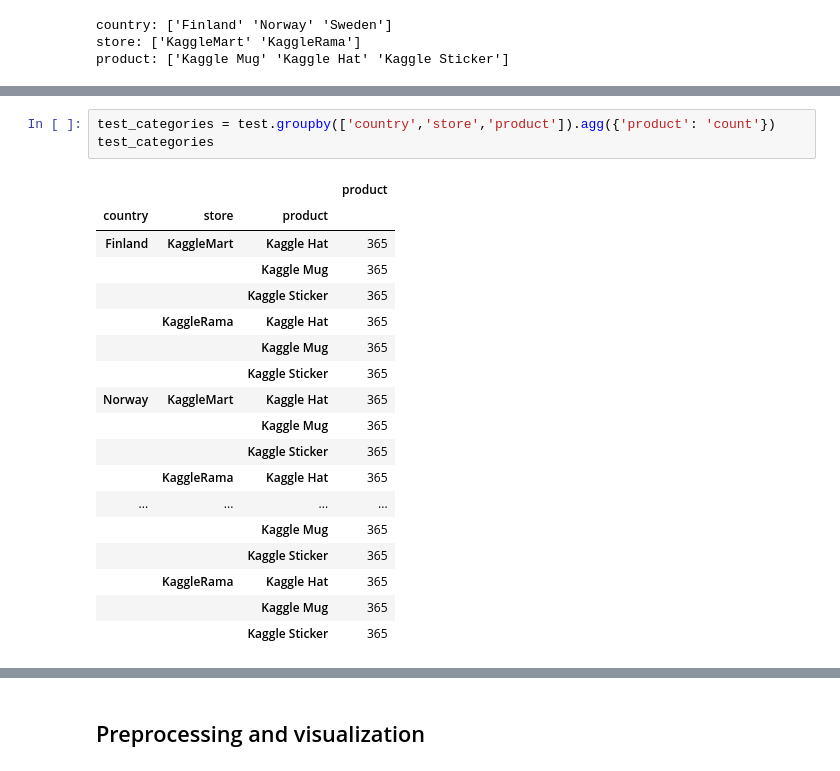
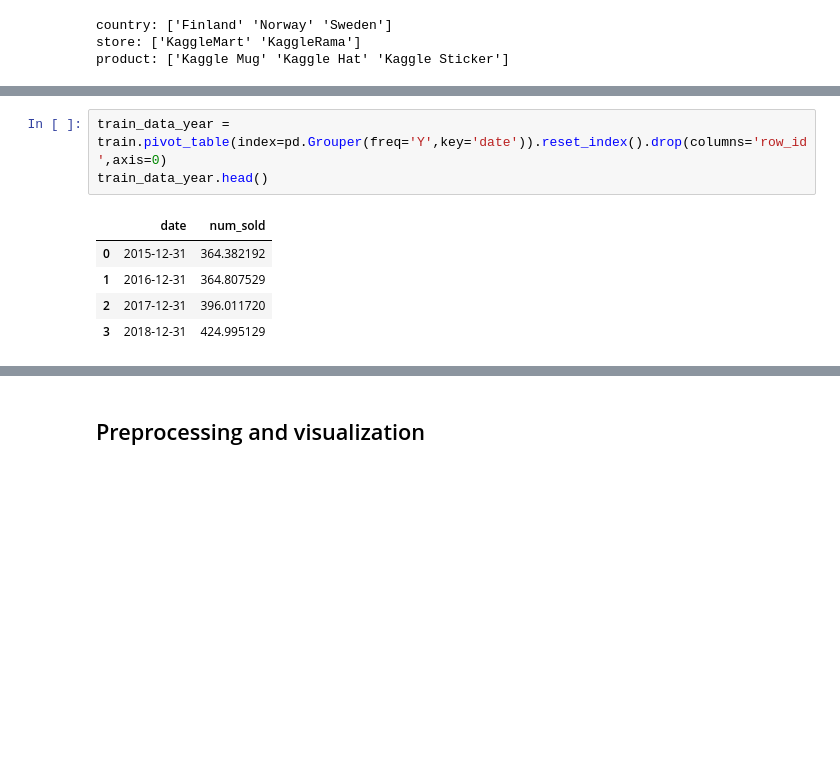
Before and after one commit to Sultan336/Kaggel, a Jupyter notebook: tps-jan-2022.ipynb, the cells around one changed output, grey strips where cells are left out. Cells and saved outputs as stored; diff of their text form; blank space fills up the shorter version.

```diff
--- a/tps-jan-2022.ipynb
+++ b/tps-jan-2022.ipynb
@@ -83,22 +92,9 @@ train_categories
-# %%
-test_categories = test.groupby(['country','store','product']).agg({'product': 'count'})
-test_categories
-# %% [output]
-|  |  |  | product |
-| country | store | product |  |
-| Finland | KaggleMart | Kaggle Hat | 365 |
-|  |  | Kaggle Mug | 365 |
-|  |  | Kaggle Sticker | 365 |
-|  | KaggleRama | Kaggle Hat | 365 |
-|  |  | Kaggle Mug | 365 |
-|  |  | Kaggle Sticker | 365 |
-| Norway | KaggleMart | Kaggle Hat | 365 |
-|  |  | Kaggle Mug | 365 |
-|  |  | Kaggle Sticker | 365 |
-|  | KaggleRama | Kaggle Hat | 365 |
-| ... | ... | ... | ... |
-|  |  | Kaggle Mug | 365 |
-|  |  | Kaggle Sticker | 365 |
-|  | KaggleRama | Kaggle Hat | 365 |
-|  |  | Kaggle Mug | 365 |
-|  |  | Kaggle Sticker | 365 |
+# %%
+train_data_year = train.pivot_table(index=pd.Grouper(freq='Y',key='date')).reset_index().drop(columns='row_id',axis=0)
+train_data_year.head()
+# %% [output]
+|  | date | num_sold |
+| 0 | 2015-12-31 | 364.382192 |
+| 1 | 2016-12-31 | 364.807529 |
+| 2 | 2017-12-31 | 396.011720 |
+| 3 | 2018-12-31 | 424.995129 |
```
Also changed, not shown: parts of 4 cells of this notebook.
